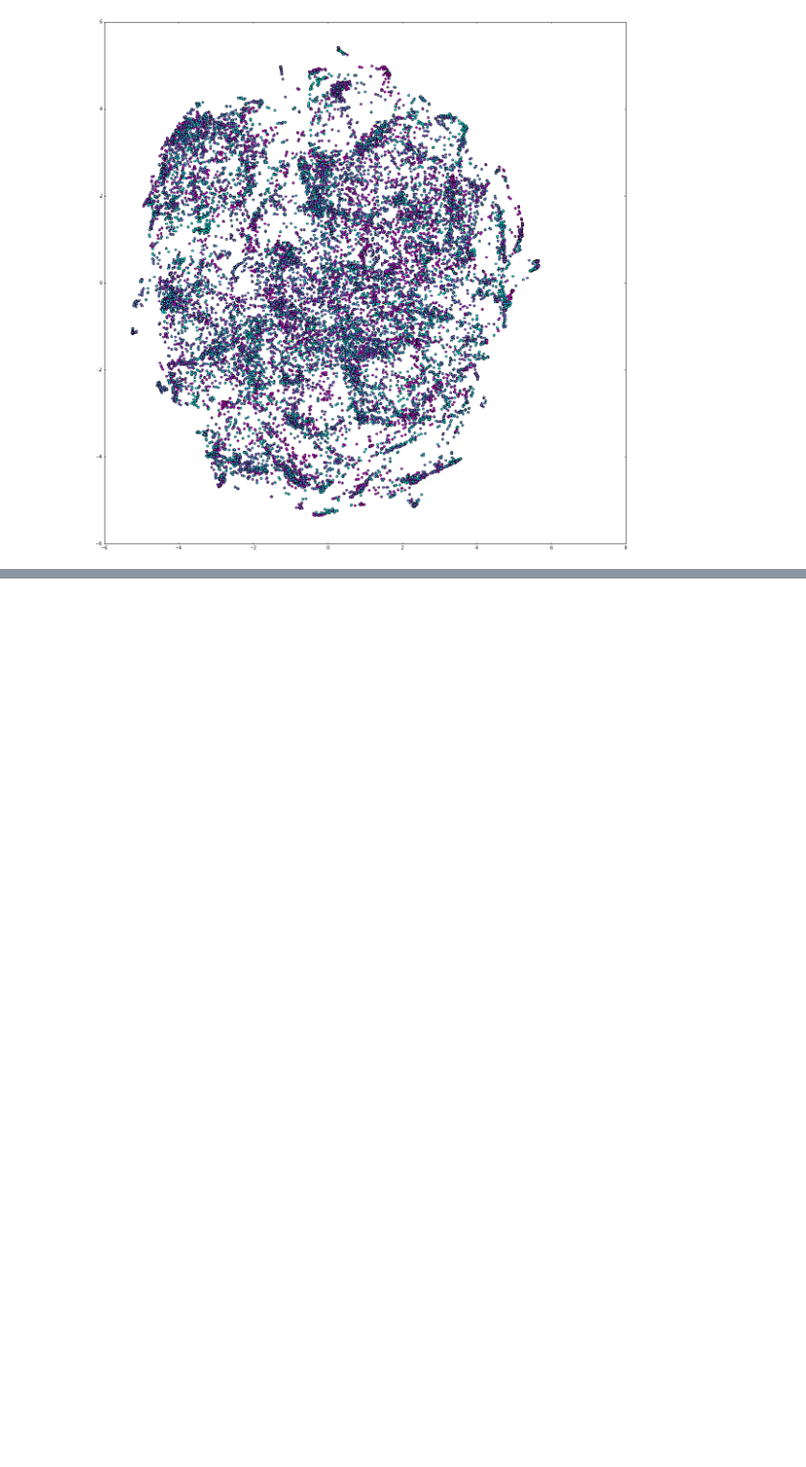
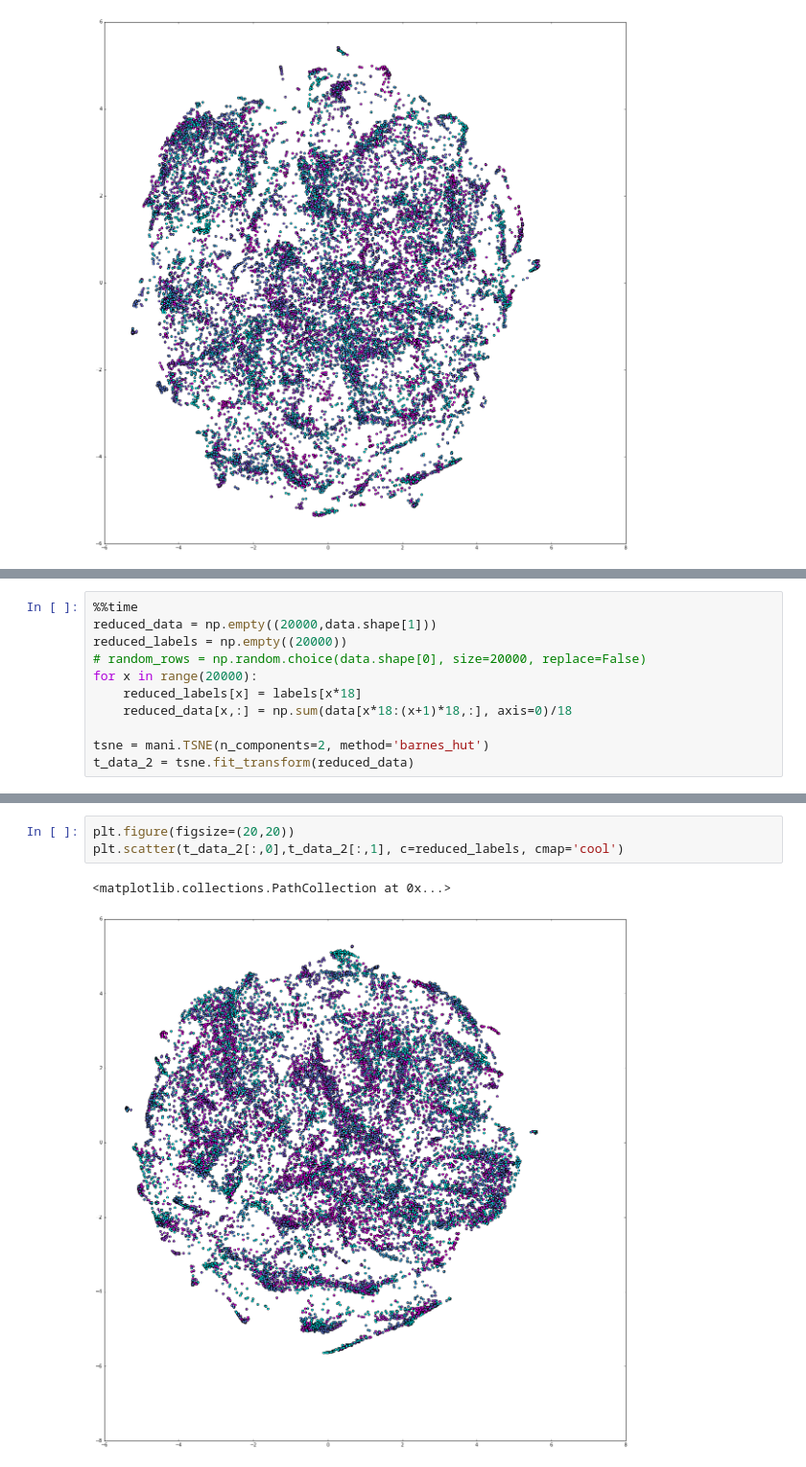
Before and after one commit to DmitriyLeybel/multimodal_prediction, a Jupyter notebook: tSNE_exploration_rollingavg.ipynb, the cells around one changed output, grey strips where cells are left out. Shown at 96% size. Saved outputs shown, nothing was run; the diff lists cells and outputs as text; blank space fills up the shorter version.

Commit message:
Changed tSNE to chunked random averages as well as a sequential chunked averages

```diff
--- a/tSNE_exploration_rollingavg.ipynb
+++ b/tSNE_exploration_rollingavg.ipynb
@@ -102,0 +105,11 @@ plt.scatter(t_data_2[:,0],t_data_2[:,1], c=reduced_labels, cmap='cool')
+# %%
+%%time
+reduced_data = np.empty((20000,data.shape[1]))
+reduced_labels = np.empty((20000))
+# random_rows = np.random.choice(data.shape[0], size=20000, replace=False)
+for x in range(20000):
+    reduced_labels[x] = labels[x*18]
+    reduced_data[x,:] = np.sum(data[x*18:(x+1)*18,:], axis=0)/18
+
+tsne = mani.TSNE(n_components=2, method='barnes_hut')
+t_data_2 = tsne.fit_transform(reduced_data)
@@ -102,0 +118,6 @@ plt.scatter(t_data_2[:,0],t_data_2[:,1], c=reduced_labels, cmap='cool')
+# %%
+plt.figure(figsize=(20,20))
+plt.scatter(t_data_2[:,0],t_data_2[:,1], c=reduced_labels, cmap='cool')
+# %% [output]
+<matplotlib.collections.PathCollection at 0x...>
+[figure, added]
```
Also changed, not shown: parts of 3 cells of this notebook.
